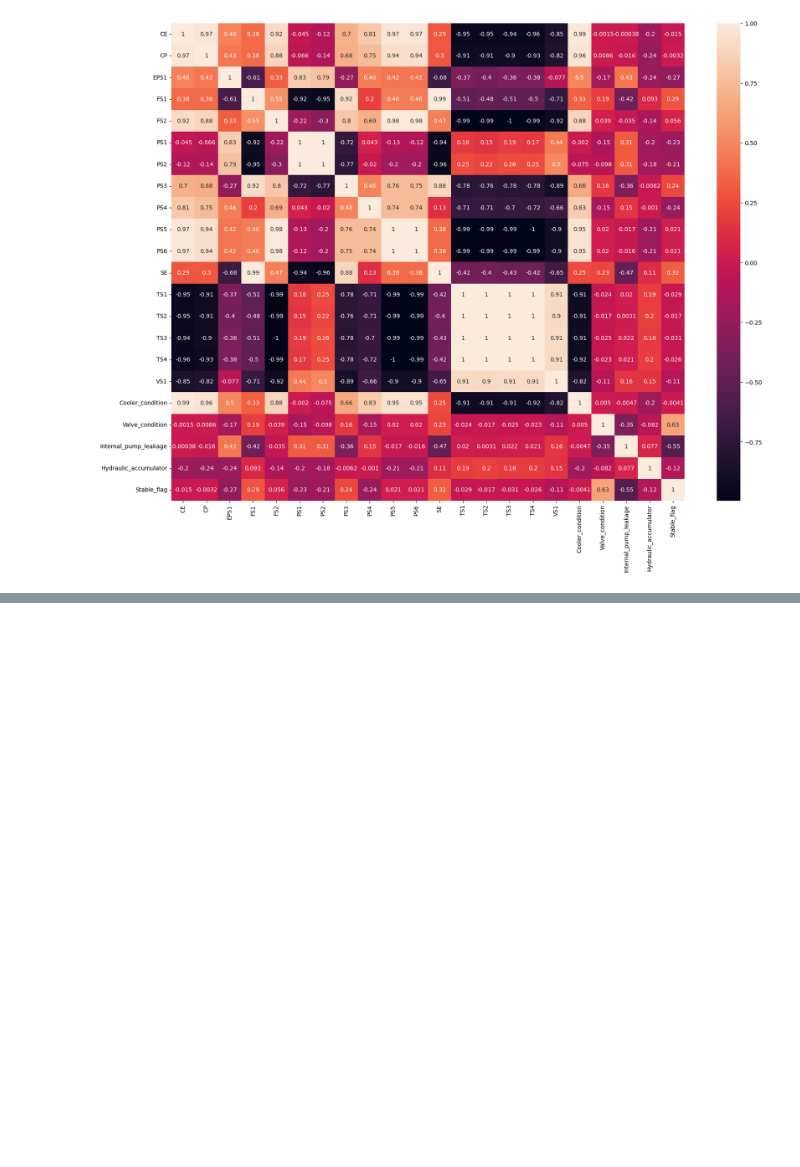
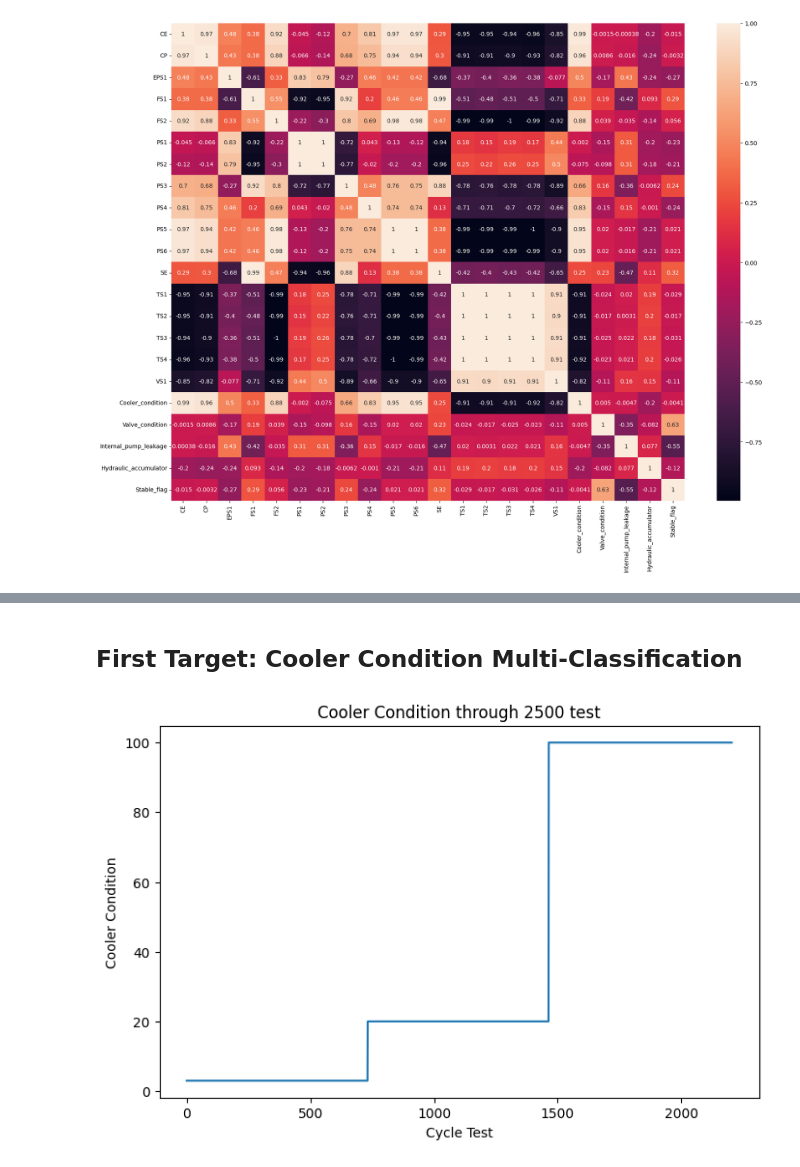
Before and after one commit to quochuy0706/AIAgent, a Jupyter notebook: PrdMAgent/DataAnalysis.ipynb, the cells around one changed output, grey strips where cells are left out. Cells and saved outputs as stored; diff of their text form; code cells hidden in the pictures; blank space fills up the shorter version.

Commit message:
data_analyse_ML_model

```diff
--- a/PrdMAgent/DataAnalysis.ipynb
+++ b/PrdMAgent/DataAnalysis.ipynb
@@ -75,0 +56,3 @@ benchmark_df
+# %%
+feature = hydraulic_df.iloc[:,:-5]
+target = hydraulic_df.iloc[:, -5:]
@@ -75,0 +81,7 @@ benchmark_df
+# %%
+# Separate into different target
+target_1 = target.iloc[:,-5] # Cooler condition
+target_2 = target.iloc[:,-4] # Valve condition
+target_3 = target.iloc[:,-3] # Internal Pump Leakage
+target_4 = target.iloc[:,-2] # Hydraulic Accumulator
+target_5 = target.iloc[:,-1] # Stable Flag
@@ -75,0 +112,11 @@ benchmark_df
+# %% [markdown]
+## First Target: Cooler Condition Multi-Classification
+# %%
+plt.figure(figsize=(8,5))
+sns.lineplot(data=target_1)
+plt.title("Cooler Condition through 2500 test")
+plt.xlabel("Cycle Test")
+plt.ylabel("Cooler Condition")
+plt.show()
+# %% [output]
+[figure, added]
```
Also changed, not shown: parts of 37 cells of this notebook, 7 other files.
